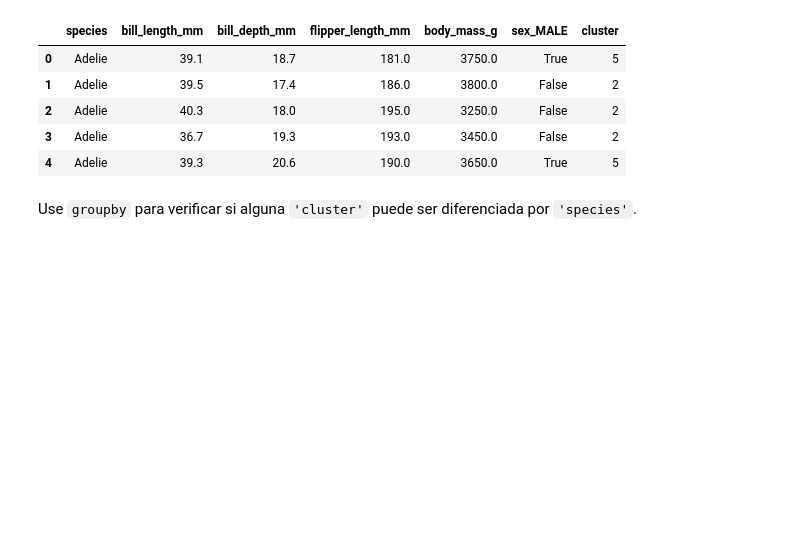
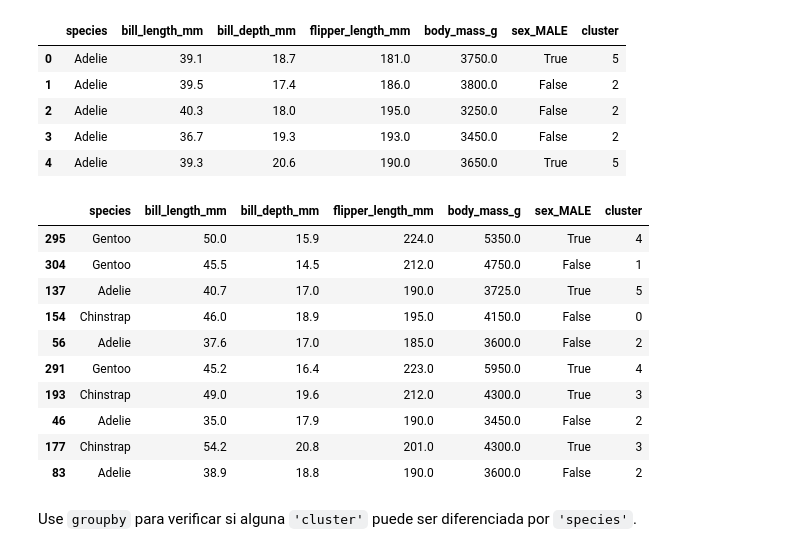
Before and after one commit to emipaz/Curso_Regresiones, a Jupyter notebook: Curso_ML/K-means/Activity_Build a K-means model_es.ipynb, the cells around one changed output. Saved outputs shown, nothing was run; the diff lists cells and outputs as text; code cells hidden in the pictures; blank space fills up the shorter version.

Commit message:
Clase Clusterring

```diff
--- a/Curso_ML/K-means/Activity_Build a K-means model_es.ipynb
+++ b/Curso_ML/K-means/Activity_Build a K-means model_es.ipynb
@@ -565,6 +564,20 @@ penguins_subset.head()
 | 2 | Adelie | 40.3 | 18.0 | 195.0 | 3250.0 | False | 2 |
 | 3 | Adelie | 36.7 | 19.3 | 193.0 | 3450.0 | False | 2 |
 | 4 | Adelie | 39.3 | 20.6 | 190.0 | 3650.0 | True | 5 |
+# %%
+penguins_subset.sample(10)
+# %% [output]
+|  | species | bill_length_mm | bill_depth_mm | flipper_length_mm | body_mass_g | sex_MALE | cluster |
+| 295 | Gentoo | 50.0 | 15.9 | 224.0 | 5350.0 | True | 4 |
+| 304 | Gentoo | 45.5 | 14.5 | 212.0 | 4750.0 | False | 1 |
+| 137 | Adelie | 40.7 | 17.0 | 190.0 | 3725.0 | True | 5 |
+| 154 | Chinstrap | 46.0 | 18.9 | 195.0 | 4150.0 | False | 0 |
+| 56 | Adelie | 37.6 | 17.0 | 185.0 | 3600.0 | False | 2 |
+| 291 | Gentoo | 45.2 | 16.4 | 223.0 | 5950.0 | True | 4 |
+| 193 | Chinstrap | 49.0 | 19.6 | 212.0 | 4300.0 | True | 3 |
+| 46 | Adelie | 35.0 | 17.9 | 190.0 | 3450.0 | False | 2 |
+| 177 | Chinstrap | 54.2 | 20.8 | 201.0 | 4300.0 | True | 3 |
+| 83 | Adelie | 38.9 | 18.8 | 190.0 | 3600.0 | False | 2 |
 # %% [markdown]
 Use `groupby` para verificar si alguna `'cluster'` puede ser diferenciada por `'species'`.
 # %%
```
Also changed, not shown: parts of 5 cells of this notebook, 7 other files.
